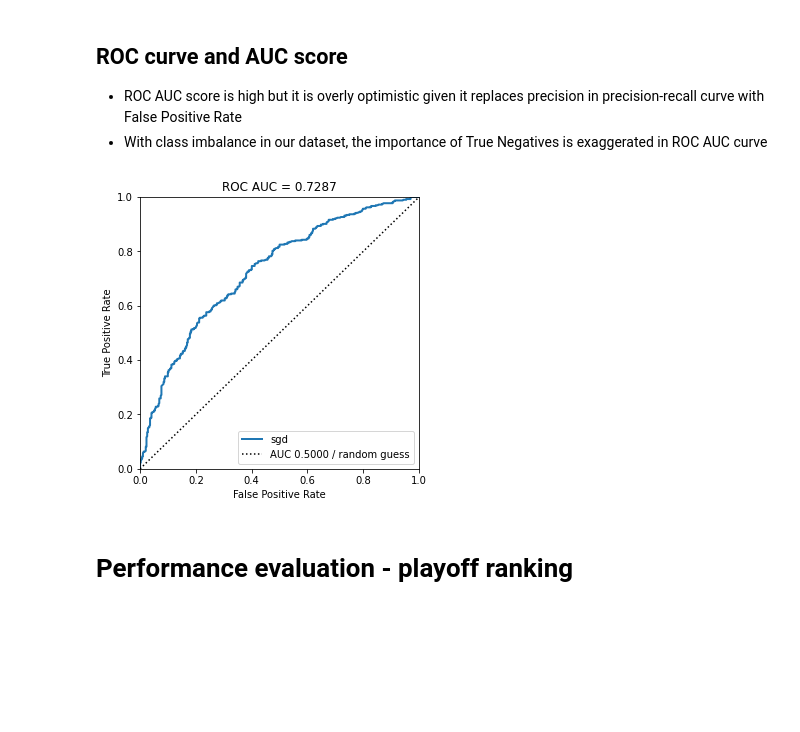
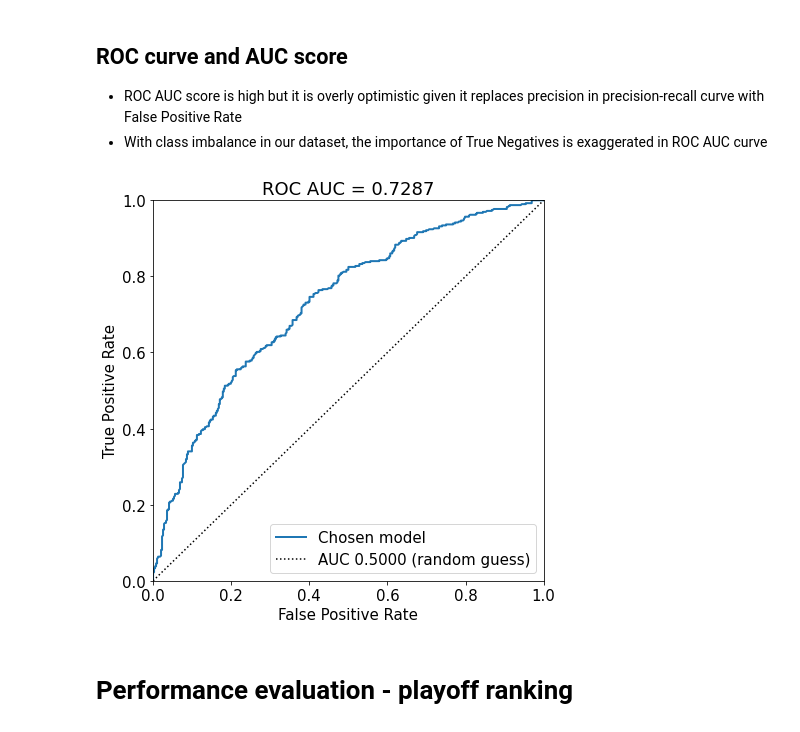
Before and after one commit to WillKWL/Project-NBAGames, a Jupyter notebook: source/3_playoff_games_test_set_evaluation.ipynb, the cells around one changed output. Cells and saved outputs as stored; diff of their text form; code cells hidden in the pictures; blank space fills up the shorter version.

```diff
--- a/source/3_playoff_games_test_set_evaluation.ipynb
+++ b/source/3_playoff_games_test_set_evaluation.ipynb
@@ -12,20 +12,25 @@ import numpy as np
 pd.set_option("display.max_rows", 10)
 pd.set_option("display.max_columns", None)
 import matplotlib.pyplot as plt
+import matplotlib
+matplotlib.rcParams.update({'font.size': 15})
 plt.rcParams["figure.figsize"] = [20, 5]
+import seaborn as sns
 import re
 import copy
 from datetime import datetime
 from wordcloud import WordCloud
 
 from sklearn.base import BaseEstimator, TransformerMixin
+from sklearn.calibration import CalibratedClassifierCV, CalibrationDisplay
 from sklearn.compose import make_column_selector, ColumnTransformer
 from sklearn.cluster import KMeans
 from sklearn.feature_selection import SelectFromModel
+from sklearn.inspection import permutation_importance
 from sklearn.linear_model import LogisticRegression
 from sklearn.metrics import silhouette_score, roc_auc_score, roc_curve, precision_recall_curve, PrecisionRecallDisplay, average_precision_score
 from sklearn.model_selection import cross_val_score
-from sklearn.pipeline import make_pipeline
+from sklearn.pipeline import make_pipeline, Pipeline
 from sklearn.preprocessing import QuantileTransformer, MinMaxScaler
 import sklearn
 sklearn.set_config(display='diagram')
@@ -534,19 +625,19 @@ array([[362,  30],
 - With class imbalance in our dataset, the importance of True Negatives is exaggerated in ROC AUC curve
 # %%
 fpr, tpr, _ = roc_curve(y_test, y_probs)
-plt.figure(figsize=(5, 5))
-plt.plot(fpr, tpr, linewidth = 2, label = f"{best_model.steps[-1][0]}")
-plt.plot([0,1], [0,1], 'k:', label = "AUC 0.5000 / random guess")
+plt.figure(figsize=(7, 7))
+plt.plot(fpr, tpr, linewidth = 2, label = "Chosen model")
+plt.plot([0,1], [0,1], 'k:', label = "AUC 0.5000 (random guess)")
 plt.xlim(0,1)
 plt.ylim(0,1)
 plt.title(f"ROC AUC = {roc_auc_score(y_test, y_probs):0.4f}")
 plt.xlabel("False Positive Rate")
 plt.ylabel("True Positive Rate")
 plt.legend()
 
 plt.show()
 # %% [output]
-[figure, old version]
+[figure, new version]
 # %% [markdown]
 # Performance evaluation - playoff ranking
 # %%
```
Also changed, not shown: parts of 15 cells of this notebook.
